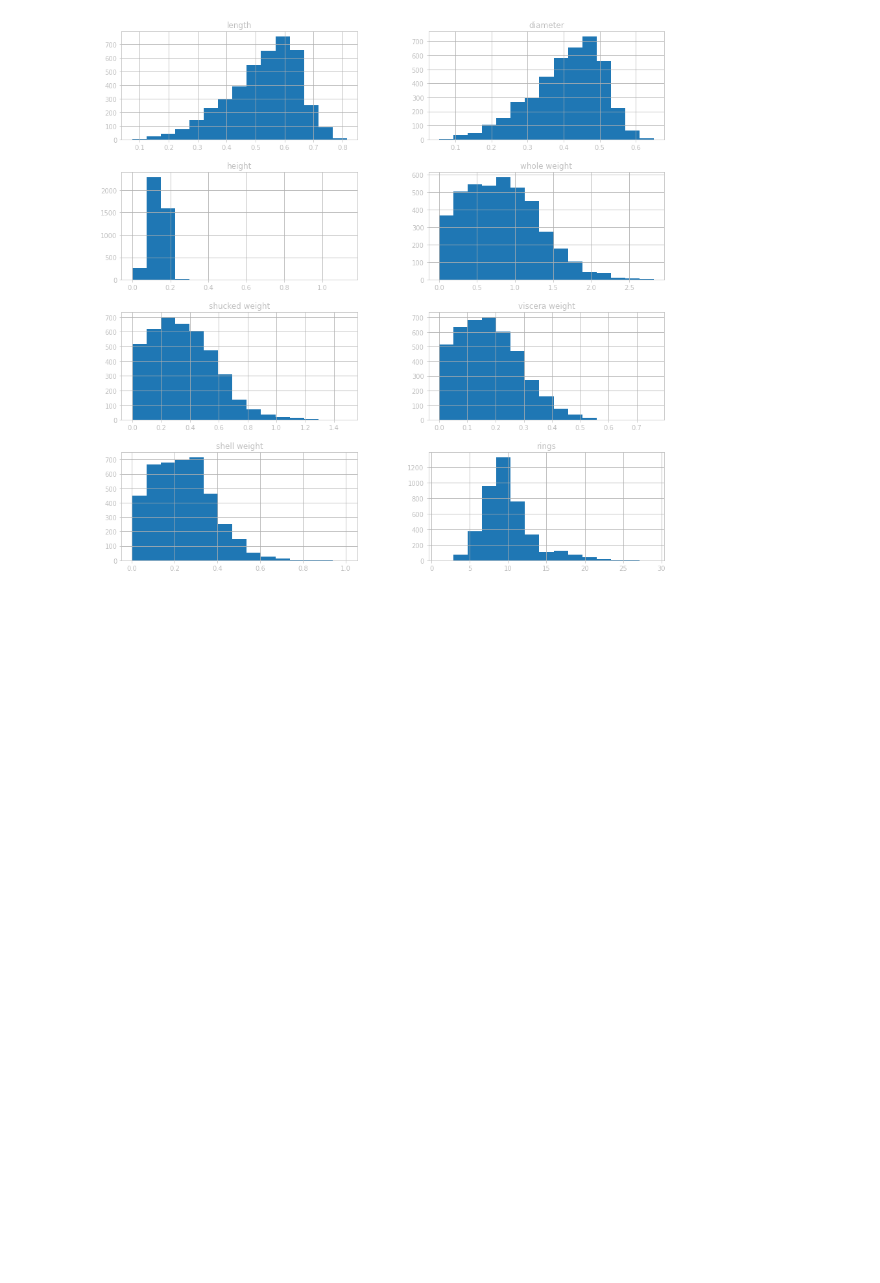
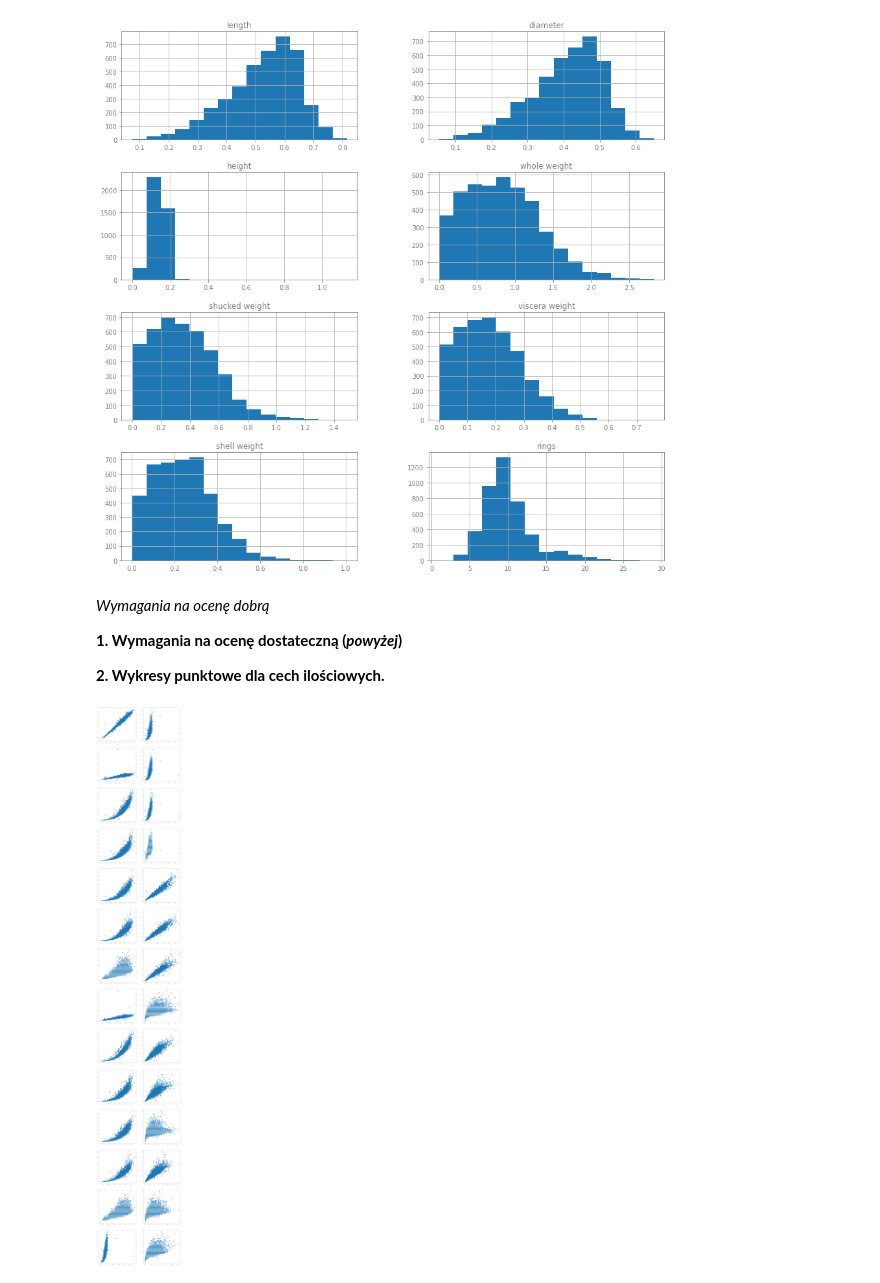
Before and after one commit to oskarkurczewski/ok_dl_zad4, a Jupyter notebook: analysis.ipynb, the cells around one changed output. Cells and saved outputs as stored; diff of their text form; code cells hidden in the pictures; blank space fills up the shorter version.

```diff
--- a/analysis.ipynb
+++ b/analysis.ipynb
@@ -100,3 +101,23 @@ plt.rcParams['figure.figsize'] = 15, 15
 histogram_quantitative = data.hist(layout = [4, 2], bins = 15)
 # %% [output]
 [figure]
+# %% [markdown]
+*Wymagania na ocenę dobrą*
+
+**1. Wymagania na ocenę dostateczną (*powyżej*)**
+
+**2. Wykresy punktowe dla cech ilościowych.**
+# %%
+fig, axs = plt.subplots(nrows = 14, ncols = 2, figsize = (15, 105))
+
+data_quantitative = data.select_dtypes(np.number)
+
+counter = 0
+
+for idx, valx in enumerate(data_quantitative):
+    for idy, valy in enumerate(data_quantitative):
+        if valx != valy and idy > idx:
+            axs[counter % 14, counter // 14].scatter(data_quantitative[valx], data_quantitative[valy])
+            counter += 1
+# %% [output]
+[figure, added]
```
Also changed, not shown: parts of 9 cells of this notebook.
